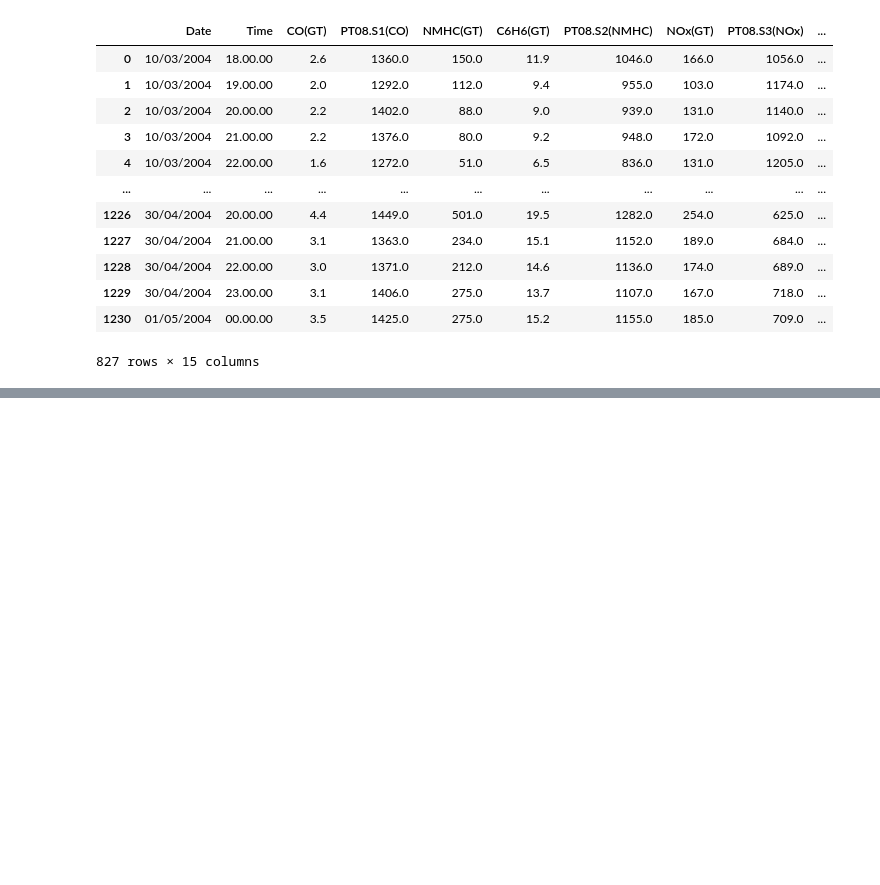
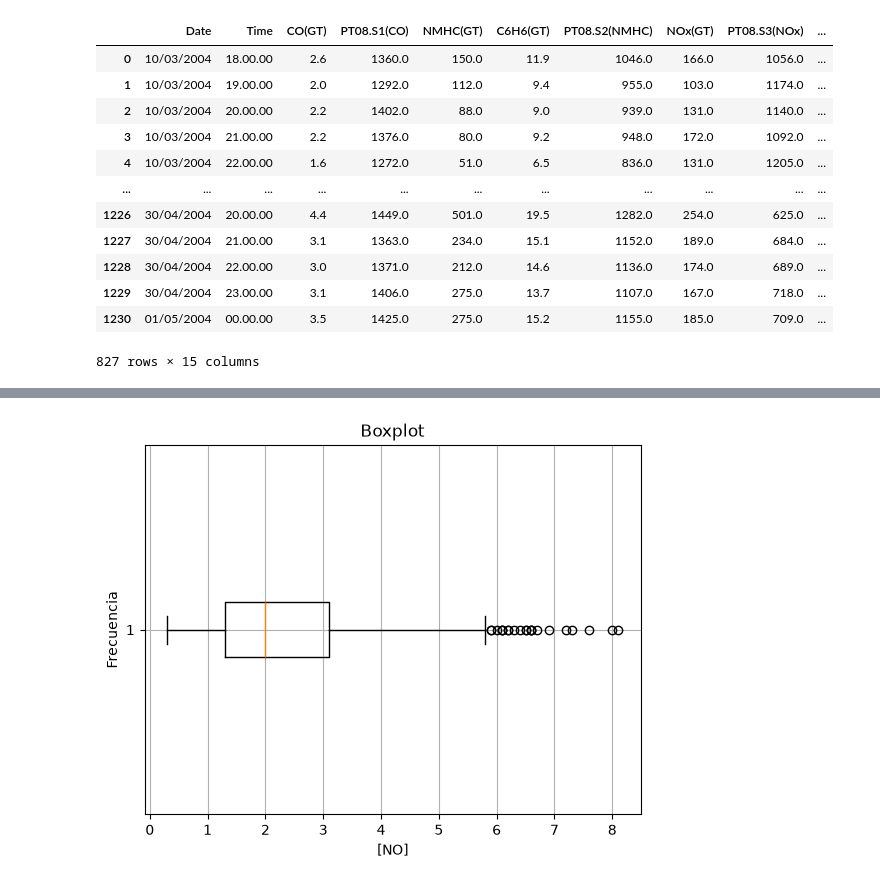
Before and after one commit to Villena21/cosas-uni, a Jupyter notebook: Python/proyecto/proyecto.ipynb, the cells around one changed output, grey strips where cells are left out. Cells and saved outputs as stored; diff of their text form; code cells hidden in the pictures; blank space fills up the shorter version.

```diff
--- a/Python/proyecto/proyecto.ipynb
+++ b/Python/proyecto/proyecto.ipynb
@@ -57,0 +128,10 @@ df[(df['CO(GT)'] >= 0) & (df['PT08.S1(CO)'] >= 0) & (df['NMHC(GT)']>= 0) & (df['
+# %%
+plt.figure()
+plt.grid(True)
+plt.boxplot(df['CO(GT)'], orientation='horizontal')
+plt.title('Boxplot')
+plt.xlabel('[NO]')
+plt.ylabel('Frecuencia')
+plt.show()
+# %% [output]
+[figure, added]
```
Also changed, not shown: parts of 6 cells of this notebook, 3 other files.
